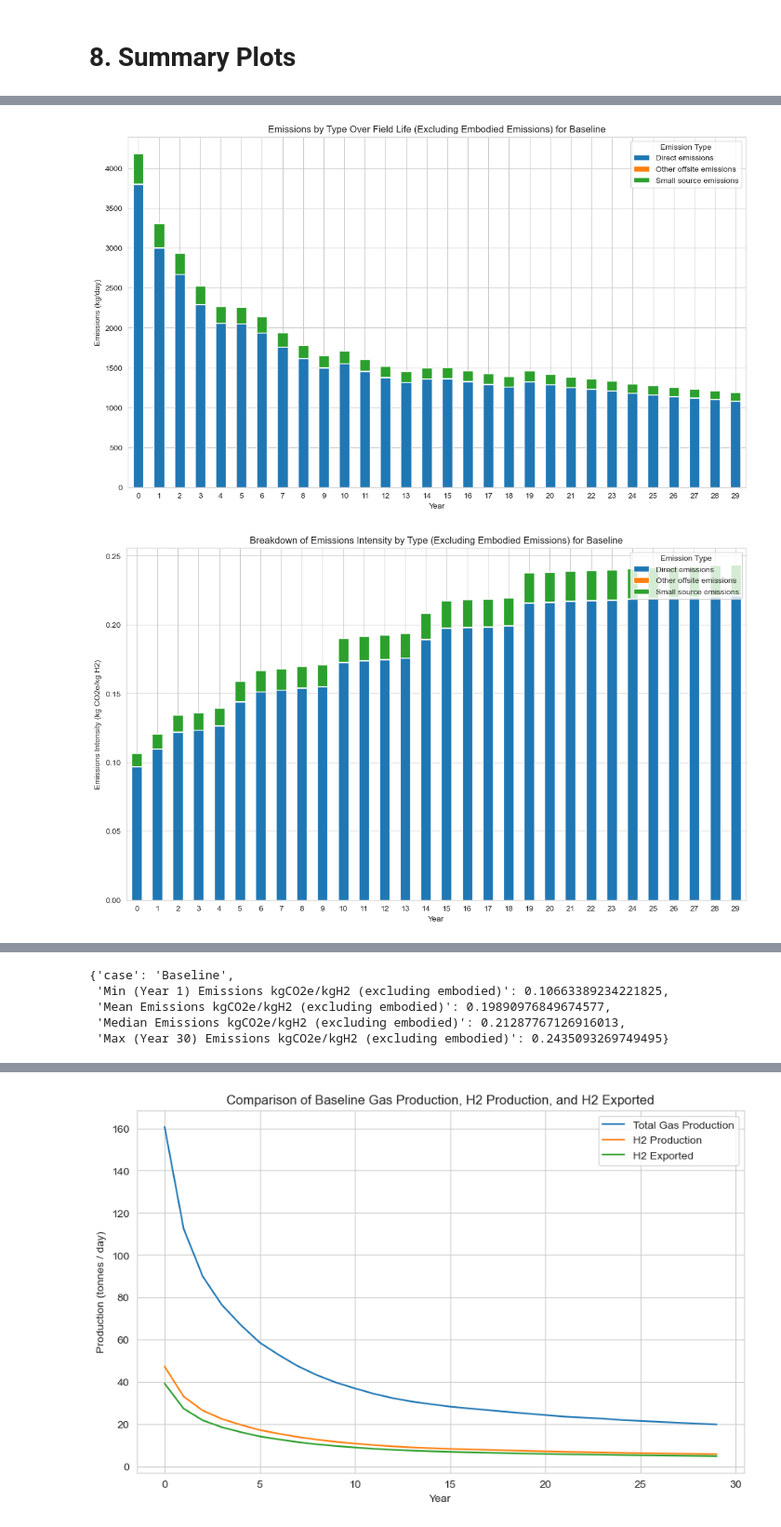
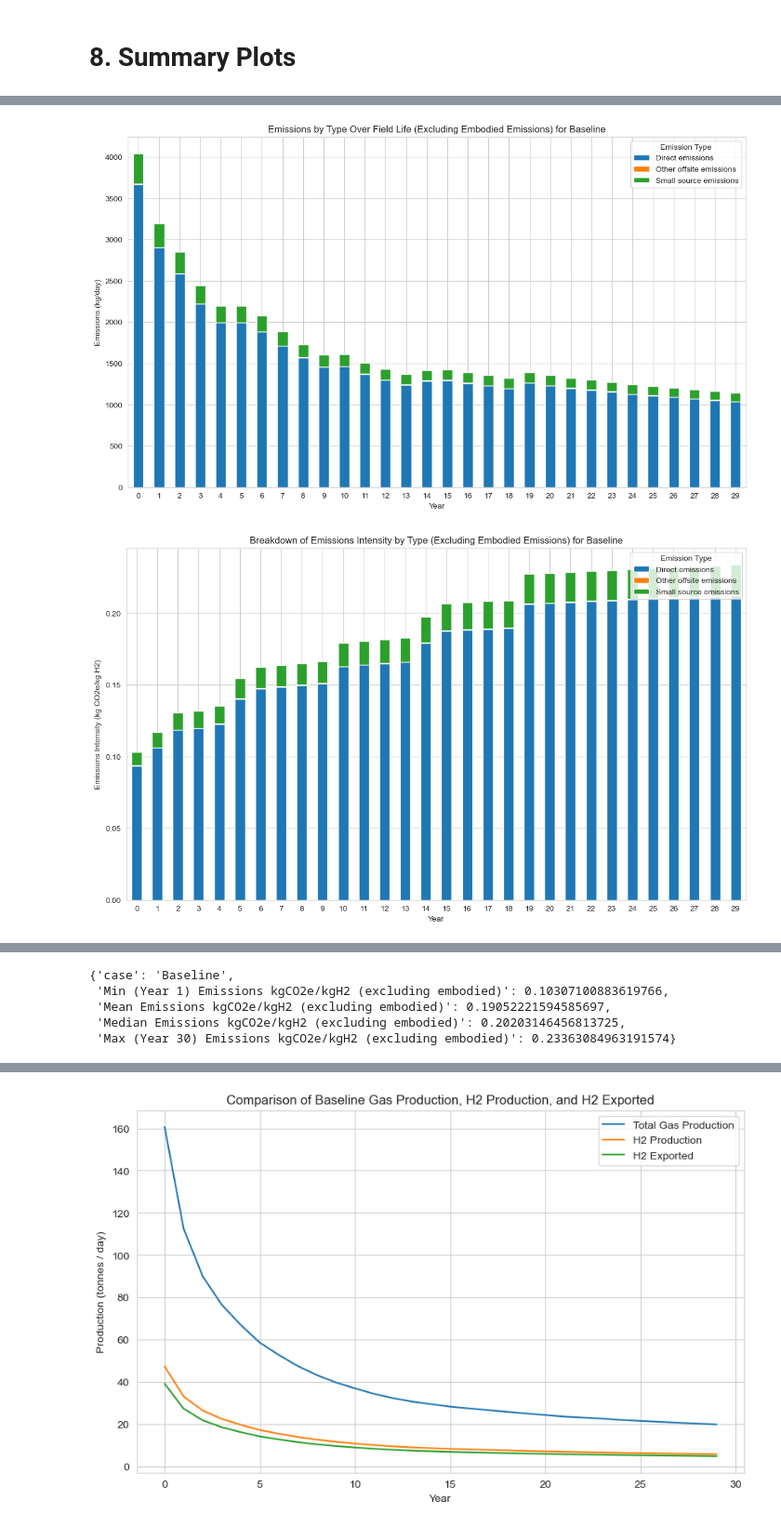
Before and after one commit to tblackfd/Geologic-Hydrogen-LCA-TEA, a Jupyter notebook: BrandtModelReplication_v0_3_RESULTS_REPLICATION.ipynb, the cells around one changed output, grey strips where cells are left out. Shown at 93% size. Saved outputs shown, nothing was run; the diff lists cells and outputs as text; code cells hidden in the pictures.

```diff
--- a/BrandtModelReplication_v0_3_RESULTS_REPLICATION.ipynb
+++ b/BrandtModelReplication_v0_3_RESULTS_REPLICATION.ipynb
@@ -2404,6 +2425,13 @@ def calculate_HC_gas_reinjection_compressor_fugitives_FG_DOWNSTREAM_PSA(case, se
     N2_fuel_gas_consumption_reinjection = 0
     H2O_fuel_gas_consumption_reinjection = 0
 
+    # For the purposes of calculating fugitive emissions, Brandt incorrectly assumes the compressor uses a fuel gas stream with composition upstream of the PSA unit. This is not the case, but we will carry this forward to replicate his results.
+
+    H2_fuel_gas_consumption_reinjection_Brandt = calculate_HC_gas_reinjection_compressor_fugitives_FG_UPSTREAM_PSA(case, sensitivity_variables, special_production_profile_df)['H2_fuel_gas_consumption_reinjection']
+    CH4_fuel_gas_consumption_reinjection_Brandt = calculate_HC_gas_reinjection_compressor_fugitives_FG_UPSTREAM_PSA(case, sensitivity_variables, special_production_profile_df)['CH4_fuel_gas_consumption_reinjection']
+    N2_fuel_gas_consumption_reinjection_Brandt = calculate_HC_gas_reinjection_compressor_fugitives_FG_UPSTREAM_PSA(case, sensitivity_variables, special_production_profile_df)['N2_fuel_gas_consumption_reinjection']
+    H2O_fuel_gas_consumption_reinjection_Brandt = calculate_HC_gas_reinjection_compressor_fugitives_FG_UPSTREAM_PSA(case, sensitivity_variables, special_production_profile_df)['H2O_fuel_gas_consumption_reinjection']
+
     number_injection_wells = np.ceil(number_production_wells * 0.25)
     injection_rate_per_well = total_gas_volume_flow_to_reinjection / number_injection_wells * 1000
 
@@ -2417,10 +2445,10 @@ def calculate_HC_gas_reinjection_compressor_fugitives_FG_DOWNSTREAM_PSA(case, se
     HC_gas_reinjection_compressor_fugitives_CH4 = df_HC_gas_reinjection_compressor_loss_rates['HC Gas Reinjection Compressor Loss Rates'].values * GWP_CH4 * CH4_to_reinjection
     HC_gas_reinjection_compressor_fugitives_H2 = df_HC_gas_reinjection_compressor_loss_rates['HC Gas Reinjection Compressor Loss Rates'].values * GWP_H2 * H2_to_reinjection
 
-    CH4_to_reservoir = CH4_to_reinjection - df_HC_gas_reinjection_compressor_loss_rates['HC Gas Reinjection Compressor Loss Rates'].values * CH4_to_reinjection - CH4_fuel_gas_consumption_reinjection
-    H2_to_reservoir = H2_to_reinjection - df_HC_gas_reinjection_compressor_loss_rates['HC Gas Reinjection Compressor Loss Rates'].values * H2_to_reinjection - H2_fuel_gas_consumption_reinjection
-    N2_to_reservoir = N2_to_reinjection - df_HC_gas_reinjection_compressor_loss_rates['HC Gas Reinjection Compressor Loss Rates'].values * N2_to_reinjection - N2_fuel_gas_consumption_reinjection
-    H2O_to_reservoir = H2O_to_reinjection - df_HC_gas_reinjection_compressor_loss_rates['HC Gas Reinjection Compressor Loss Rates'].values * H2O_to_reinjection - H2O_fuel_gas_consumption_reinjection
+    CH4_to_reservoir = CH4_to_reinjection - df_HC_gas_reinjection_compressor_loss_rates['HC Gas Reinjection Compressor Loss Rates'].values * CH4_to_reinjection - CH4_fuel_gas_consumption_reinjection_Brandt
+    H2_to_reservoir = H2_to_reinjection - df_HC_gas_reinjection_compressor_loss_rates['HC Gas Reinjection Compressor Loss Rates'].values * H2_to_reinjection - H2_fuel_gas_consumption_reinjection_Brandt
+    N2_to_reservoir = N2_to_reinjection - df_HC_gas_reinjection_compressor_loss_rates['HC Gas Reinjection Compressor Loss Rates'].values * N2_to_reinjection - N2_fuel_gas_consumption_reinjection_Brandt
+    H2O_to_reservoir = H2O_to_reinjection - df_HC_gas_reinjection_compressor_loss_rates['HC Gas Reinjection Compressor Loss Rates'].values * H2O_to_reinjection - H2O_fuel_gas_consumption_reinjection_Brandt
     total_mass_flow_to_reservoir = CH4_to_reservoir + H2_to_reservoir + N2_to_reservoir + H2O_to_reservoir
 
     HC_gas_reinjection_compressor_fugitives = HC_gas_reinjection_compressor_fugitives_CH4 + HC_gas_reinjection_compressor_fugitives_H2
@@ -2580,7 +2608,6 @@ def calculate_HC_gas_reinjection_well_fugitives(case, sensitivity_variables=None
 
     HC_gas_reinjection_well_loss_rates = calculate_emissions_factors('Well', case, sensitivity_variables,injection_well_flow_rate=injection_rate_per_well,special_production_profile_df=local_production_profile_df)['loss_rates_df']['Loss Rate'] #
 
-
     # Create the DataFrame
     df_HC_gas_reinjection_well_loss_rates = pd.DataFrame({
         'Year': range(1, len(HC_gas_reinjection_well_loss_rates) + 1),
@@ -2597,10 +2624,11 @@ def calculate_HC_gas_reinjection_well_fugitives(case, sensitivity_variables=None
     return {
         'case': case,
         'HC_gas_reinjection_well_fugitives': HC_gas_reinjection_well_fugitives,
+        'CH4_to_reservoir': CH4_to_reservoir,
 
     }
 
 
-# # Test usage
-# HC_gas_reinjection_well_fugitives_info = calculate_HC_gas_reinjection_well_fugitives('Baseline')
-# print(f"Case: {HC_gas_reinjection_well_fugitives_info['case']}, HC Gas Reinjection Well Fugitives: {HC_gas_reinjection_well_fugitives_info['HC_gas_reinjection_well_fugitives']}")
+# Test usage
+HC_gas_reinjection_well_fugitives_info = calculate_HC_gas_reinjection_well_fugitives('Baseline')
+print(f"Case: {HC_gas_reinjection_well_fugitives_info['case']}, HC Gas Reinjection Well Fugitives: {HC_gas_reinjection_well_fugitives_info['CH4_to_reservoir']}")
@@ -5401,6 +5452,19 @@ def calculate_total_fuel_gas_use(case, sensitivity_variables=None, special_produ
     #Calculate mass of fuel gas consumption by multiplying the energy consumption by the energy density of the fuel gas:
     total_fuel_gas_mass_consumed_H2_only = total_fuel_gas_energy / LHV_H2
 
+    # Extract Brandt's results for comparison:
+    total_fuel_gas_mass_consumed_H2_only_Brandt = np.array([
+    3262.8293079026, 2395.2497275381, 1941.1785289659, 1657.5659714854, 1455.4621189260,
+    1269.1070691207, 1138.2088455227, 1013.0553596614, 918.7050508038, 842.1271170030,
+    774.5301506444, 712.4426057779, 667.4893703658, 627.2868902162, 595.8719931064,
+    565.9839357117, 543.3443386214, 521.6652875739, 504.5099808085, 484.3942523880,
+    465.2266915006, 446.7693039689, 433.6232924095, 420.9206846968, 404.4174435635,
+    392.6814108857, 381.3422004976, 370.3865364521, 359.7480920570, 355.8176285808
+    ]) / 1000 # Convert from kg to tonnes
+
+    # # Select Brandt's results to compare with the calculated results
+    # total_fuel_gas_mass_consumed_H2_only = total_fuel_gas_mass_consumed_H2_only_Brandt
+
     return {
         'case': case,
         'reinjection_fuel_gas_energy': reinjection_fuel_gas_energy,
@@ -6739,7 +6719,7 @@ def plot_emissions_excluding_embodied(case):
     daily_field_H2_exported = calculate_total_hydrogen_produced(case)['daily_field_H2_exported']
 
     # Ensure it's properly formatted
-    if not isinstance(daily_field_H2_downstream_PSA, pd.Series) or len(daily_field_H2_downstream_PSA) != 30:
+    if not isinstance(daily_field_H2_exported, pd.Series) or len(daily_field_H2_exported) != 30:
         print("Daily H2 exported data is not correctly formatted or has incorrect length.")
         return
 
@@ -6770,38 +6750,38 @@ def plot_emissions_excluding_embodied(case):
     plt.show()
 
     # Normalize emissions by daily_field_H2_downstream_PSA to get intensity
-    emissions_intensity_df = case_data.apply(lambda x: x / (daily_field_H2_downstream_PSA * 1000))
+    emissions_intensity_df = case_data.apply(lambda x: x / (daily_field_H2_exported * 1000))
 
     # Plot the emissions intensity by type for each year
     ax = emissions_intensity_df.T.plot(kind='bar', stacked=True, figsize=(14, 8))
     plt.ylabel('Emissions Intensity (kg CO2e/kg H2)')
     plt.xlabel('Year')
     plt.xticks(rotation=0)  # Ensure year labels are horizontal for readability
     plt.title(f'Breakdown of Emissions Intensity by Type (Excluding Embodied Emissions) for {case}')
     plt.legend(title='Emission Type', loc='upper right')
     plt.show()
 
 
     # Calculate the relative contributions of each emission type to the total emissions per year
     total_emissions_no_embodied = case_data.sum()
     emissions_percent_df = case_data.apply(lambda x: (x / total_emissions_no_embodied) * 100)
     ax = emissions_percent_df.T.plot(kind='bar', stacked=True, figsize=(14, 8))
     plt.ylabel('Percent of Total Emissions (%)')
     plt.xlabel('Year')
     plt.xticks(rotation=0)  # Ensure year labels are horizontal for readability
     plt.title(f'Breakdown of Emissions by Type as Percent of Total Emissions (Excluding Embodied Emissions) for {case}')
     plt.legend(title='Emission Type', loc='upper right')
     plt.show()
 
 # Example usage:
 plot_emissions_excluding_embodied('Baseline')
 
 #Plots for all cases:
 # for case in cases:
 #     plot_emissions_excluding_embodied(case)
 # %% [output]
-[figure, old version]
+[figure, new version]
-[figure, old version]
+[figure, new version]
 [figure]
 # %%
 # #Print minimum, mean, median, and maximum production-weighted emissions, excluding embodied emissions
@@ -6822,7 +6802,7 @@ def calculate_emissions_statistics_excluding_embodied(case):
     daily_field_H2_exported = calculate_total_hydrogen_produced(case)['daily_field_H2_exported']
 
     # Ensure it's properly formatted
-    if not isinstance(daily_field_H2_downstream_PSA, pd.Series) or len(daily_field_H2_downstream_PSA) != 30:
+    if not isinstance(daily_field_H2_exported, pd.Series) or len(daily_field_H2_exported) != 30:
         print("Daily H2 exported data is not correctly formatted or has incorrect length.")
         return
 
@@ -6846,15 +6826,15 @@ def calculate_emissions_statistics_excluding_embodied(case):
     # Calculate the total emissions for each year by summing over rows
     total_emissions_per_year = case_data.sum()
 
-    # Normalize emissions by daily_field_H2_downstream_PSA to get intensity
-    emissions_intensity_df = case_data.apply(lambda x: x / (daily_field_H2_downstream_PSA * 1000))
+    # Normalize emissions by daily_field_H2_exported to get intensity
+    emissions_intensity_df = case_data.apply(lambda x: x / (daily_field_H2_exported * 1000))
 
     # Calculate the relative contributions of each emission type to the total emissions per year
     total_emissions_no_embodied = case_data.sum()
     emissions_percent_df = case_data.apply(lambda x: (x / total_emissions_no_embodied) * 100)
 
     # Calculate the production-weighted emissions:
-    production_weighted_emissions_no_embodied = total_emissions_no_embodied / (daily_field_H2_downstream_PSA * 1000)
+    production_weighted_emissions_no_embodied = total_emissions_no_embodied / (daily_field_H2_exported * 1000)
 
     # Calculate statistics
     min_production_weighted_emissions = min(production_weighted_emissions_no_embodied)  # Convert Series to list
@@ -6874,10 +6854,10 @@ def calculate_emissions_statistics_excluding_embodied(case):
 calculate_emissions_statistics_excluding_embodied('Baseline')
 # %% [output]
 {'case': 'Baseline',
- 'Min (Year 1) Emissions kgCO2e/kgH2 (excluding embodied)': 0.10663389234221825,
- 'Mean Emissions kgCO2e/kgH2 (excluding embodied)': 0.19890976849674577,
- 'Median Emissions kgCO2e/kgH2 (excluding embodied)': 0.21287767126916013,
- 'Max (Year 30) Emissions kgCO2e/kgH2 (excluding embodied)': 0.2435093269749495}
+ 'Min (Year 1) Emissions kgCO2e/kgH2 (excluding embodied)': 0.10307100883619766,
+ 'Mean Emissions kgCO2e/kgH2 (excluding embodied)': 0.19052221594585697,
+ 'Median Emissions kgCO2e/kgH2 (excluding embodied)': 0.20203146456813725,
+ 'Max (Year 30) Emissions kgCO2e/kgH2 (excluding embodied)': 0.23363084963191574}
 # %%
 production_profile_df.head()
 # %% [output]
```
Also changed, not shown: parts of 32 cells of this notebook.
